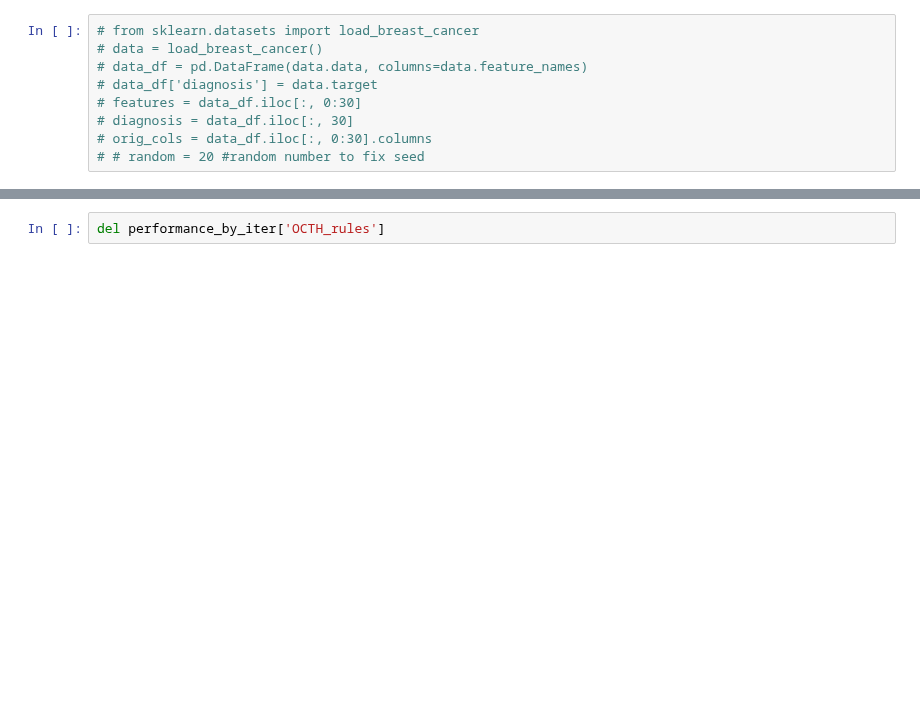
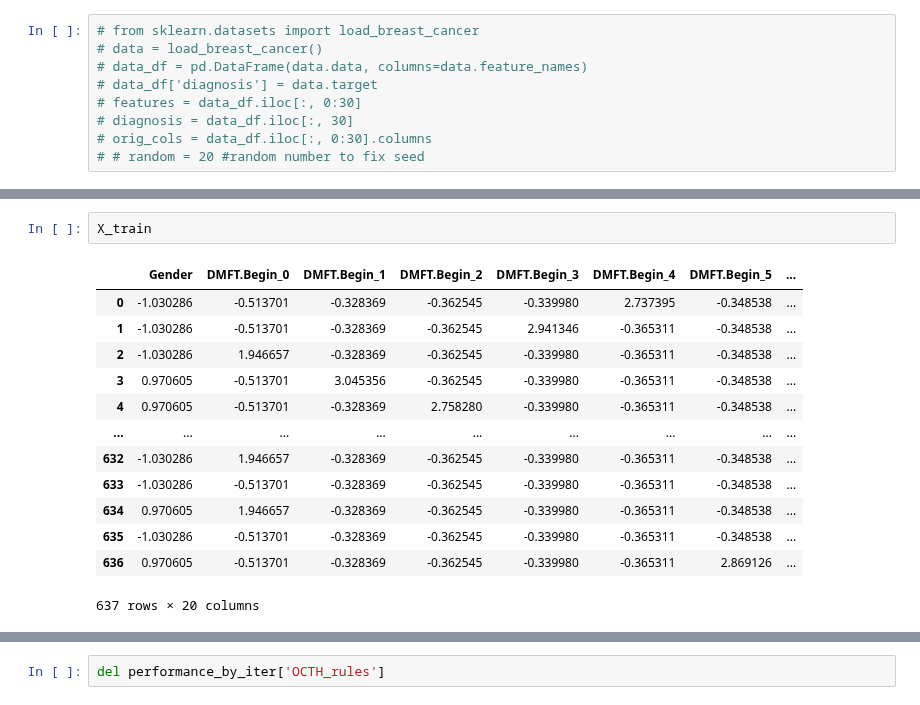
Before and after one commit to RyanLucas3/An-Optimal-RuleFit-Algorithm, a Jupyter notebook: Experiments.ipynb, the cells around one changed output, grey strips where cells are left out. Saved outputs shown, nothing was run; the diff lists cells and outputs as text; blank space fills up the shorter version.

```diff
--- a/Experiments.ipynb
+++ b/Experiments.ipynb
@@ -138,3 +174,19 @@ ValueError: Cannot take a larger sample than population when 'replace=False'
+# %%
+X_train
+# %% [output]
+|  | Gender | DMFT.Begin_0 | DMFT.Begin_1 | DMFT.Begin_2 | DMFT.Begin_3 | DMFT.Begin_4 | DMFT.Begin_5 | ... |
+| 0 | -1.030286 | -0.513701 | -0.328369 | -0.362545 | -0.339980 | 2.737395 | -0.348538 | ... |
+| 1 | -1.030286 | -0.513701 | -0.328369 | -0.362545 | 2.941346 | -0.365311 | -0.348538 | ... |
+| 2 | -1.030286 | 1.946657 | -0.328369 | -0.362545 | -0.339980 | -0.365311 | -0.348538 | ... |
+| 3 | 0.970605 | -0.513701 | 3.045356 | -0.362545 | -0.339980 | -0.365311 | -0.348538 | ... |
+| 4 | 0.970605 | -0.513701 | -0.328369 | 2.758280 | -0.339980 | -0.365311 | -0.348538 | ... |
+| ... | ... | ... | ... | ... | ... | ... | ... | ... |
+| 632 | -1.030286 | 1.946657 | -0.328369 | -0.362545 | -0.339980 | -0.365311 | -0.348538 | ... |
+| 633 | -1.030286 | -0.513701 | -0.328369 | -0.362545 | -0.339980 | -0.365311 | -0.348538 | ... |
+| 634 | 0.970605 | 1.946657 | -0.328369 | -0.362545 | -0.339980 | -0.365311 | -0.348538 | ... |
+| 635 | -1.030286 | -0.513701 | -0.328369 | -0.362545 | -0.339980 | -0.365311 | -0.348538 | ... |
+| 636 | 0.970605 | -0.513701 | -0.328369 | -0.362545 | -0.339980 | -0.365311 | 2.869126 | ... |
+637 rows × 20 columns
 # %%
 k = pd.DataFrame(res_rul,index=[0])
 k = k.stack(level=2).sort_index()
```
Also changed, not shown: parts of 19 cells of this notebook.
